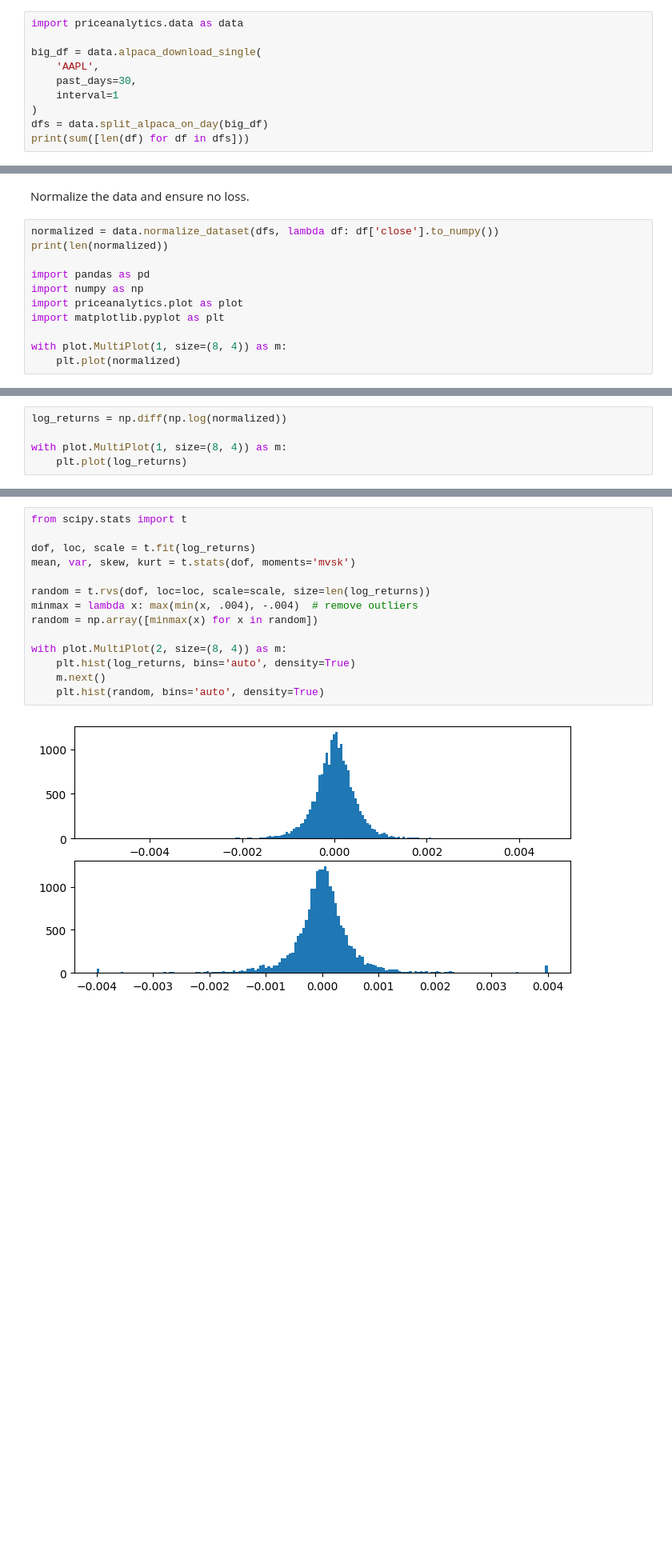
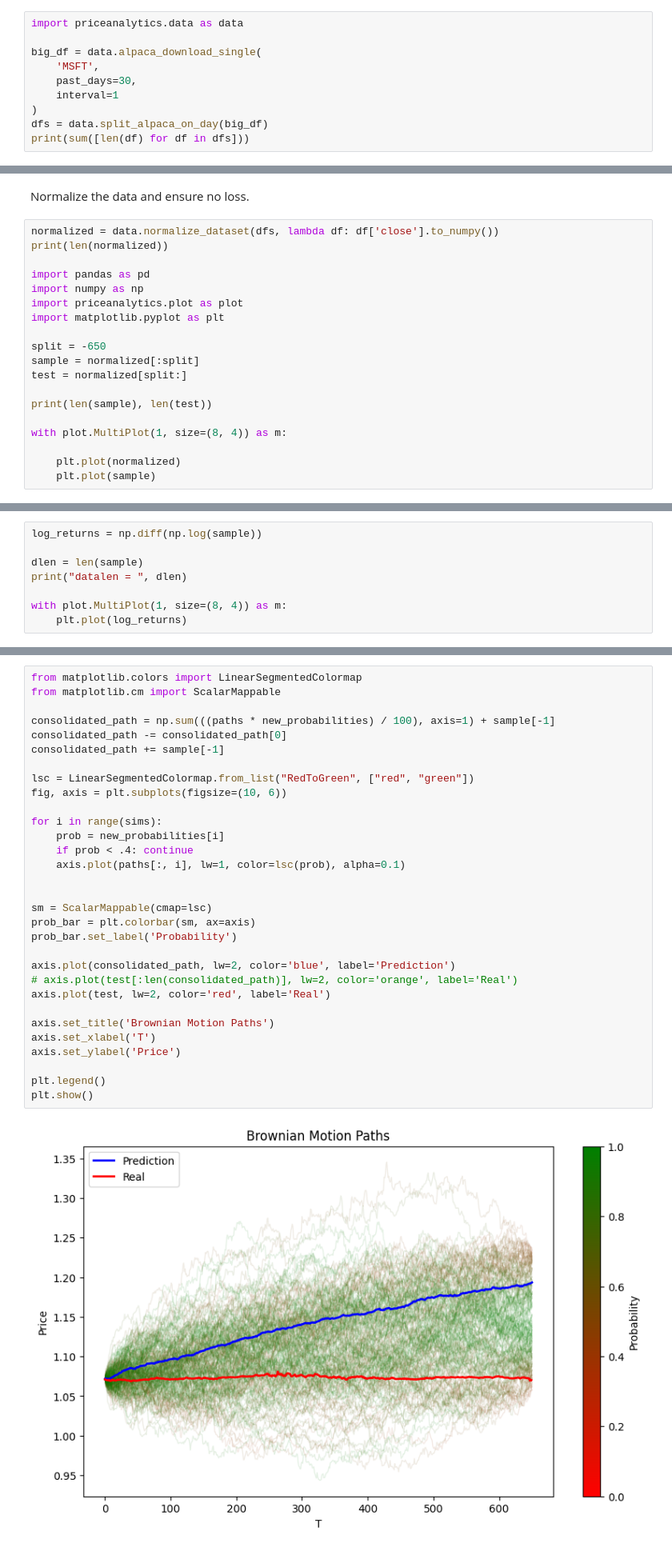
Before and after one commit to Juicestus/tradeautomation, a Jupyter notebook: strategies/stochastics/Interday Stochastic Process.ipynb, the cells around one changed output, grey strips where cells are left out. Shown at 80% size. Drawn from its saved outputs; the diff is of its cells as text; blank space fills up the shorter version.

```diff
--- a/strategies/stochastics/Interday Stochastic Process.ipynb
+++ b/strategies/stochastics/Interday Stochastic Process.ipynb
@@ -11,7 +15,7 @@ Download some large number of datapoints split into several datasets.
 import priceanalytics.data as data
 
 big_df = data.alpaca_download_single(
-    'AAPL',
+    'MSFT',
     past_days=30,
     interval=1
 )
@@ -30,6 +34,14 @@ import numpy as np
 import priceanalytics.plot as plot
 import matplotlib.pyplot as plt
 
+split = -650
+sample = normalized[:split]
+test = normalized[split:]
+
+print(len(sample), len(test))
+
 with plot.MultiPlot(1, size=(8, 4)) as m:
+
     plt.plot(normalized)
+    plt.plot(sample)
 # %% [output]
@@ -40,7 +53,10 @@ with plot.MultiPlot(1, size=(8, 4)) as m:
 
 Compute log-returns and plot.
 # %%
-log_returns = np.diff(np.log(normalized))
+log_returns = np.diff(np.log(sample))
+
+dlen = len(sample)
+print("datalen = ", dlen)
 
 with plot.MultiPlot(1, size=(8, 4)) as m:
     plt.plot(log_returns)
@@ -51,19 +133,36 @@ Model log-returns using the *student's t* distribution.
 # %%
-from scipy.stats import t
+from matplotlib.colors import LinearSegmentedColormap
+from matplotlib.cm import ScalarMappable
 
-dof, loc, scale = t.fit(log_returns)
-mean, var, skew, kurt = t.stats(dof, moments='mvsk')
+consolidated_path = np.sum(((paths * new_probabilities) / 100), axis=1) + sample[-1]
+consolidated_path -= consolidated_path[0]
+consolidated_path += sample[-1]
 
-random = t.rvs(dof, loc=loc, scale=scale, size=len(log_returns))
-minmax = lambda x: max(min(x, .004), -.004)  # remove outliers
-random = np.array([minmax(x) for x in random])
+lsc = LinearSegmentedColormap.from_list("RedToGreen", ["red", "green"])
+fig, axis = plt.subplots(figsize=(10, 6))
 
-with plot.MultiPlot(2, size=(8, 4)) as m:
-    plt.hist(log_returns, bins='auto', density=True)
-    m.next()
-    plt.hist(random, bins='auto', density=True)
+for i in range(sims):
+    prob = new_probabilities[i]
+    if prob < .4: continue
+    axis.plot(paths[:, i], lw=1, color=lsc(prob), alpha=0.1)
+
+
+sm = ScalarMappable(cmap=lsc)
+prob_bar = plt.colorbar(sm, ax=axis)
+prob_bar.set_label('Probability')
+
+axis.plot(consolidated_path, lw=2, color='blue', label='Prediction')
+# axis.plot(test[:len(consolidated_path)], lw=2, color='orange', label='Real')
+axis.plot(test, lw=2, color='red', label='Real')
+
+axis.set_title('Brownian Motion Paths')
+axis.set_xlabel('T')
+axis.set_ylabel('Price')
+
+plt.legend()
+plt.show()
 # %% [output]
-[figure, old version]
+[figure, new version]
 # %% [markdown]
 Dear Justus (future),
 
```
Also changed, not shown: parts of 6 cells of this notebook, 6 other files.
